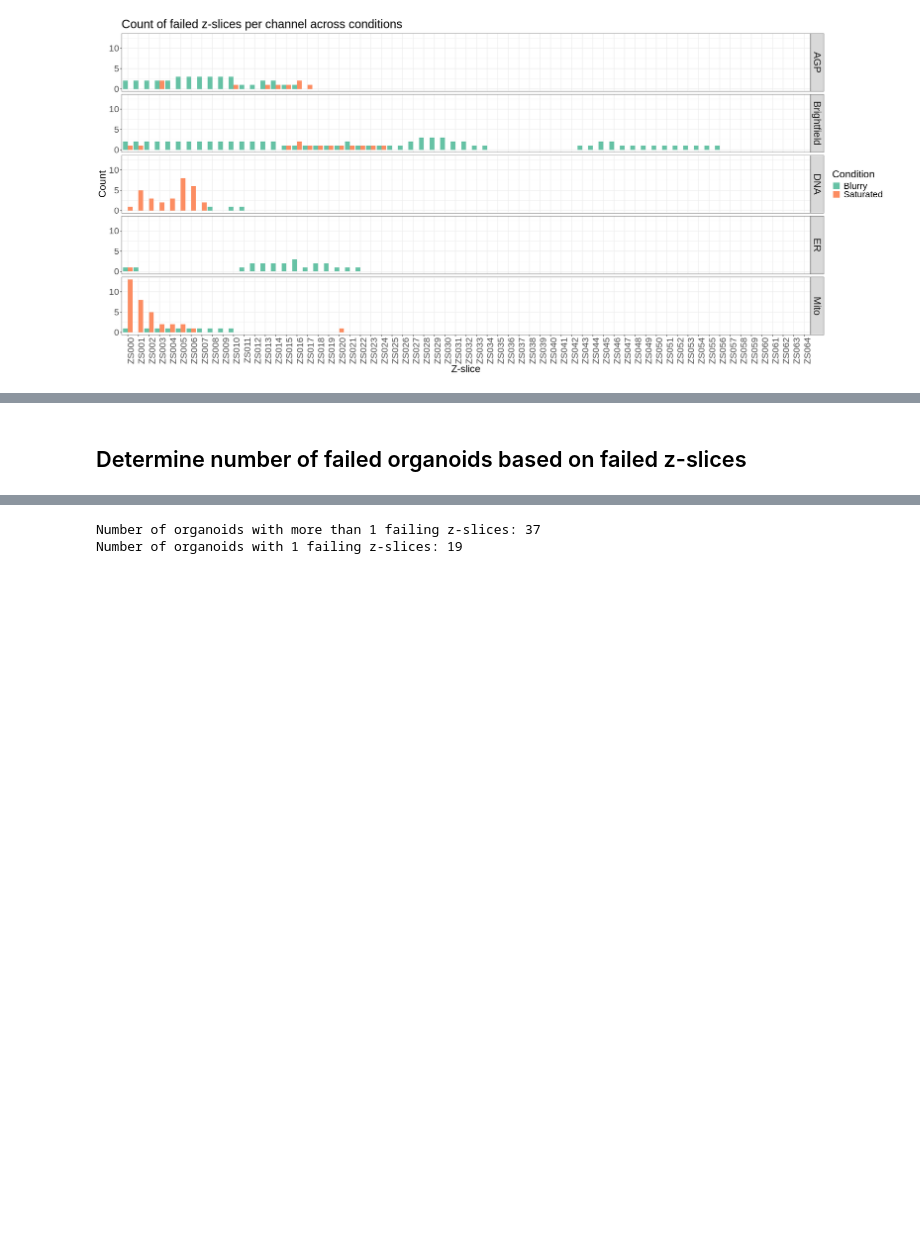
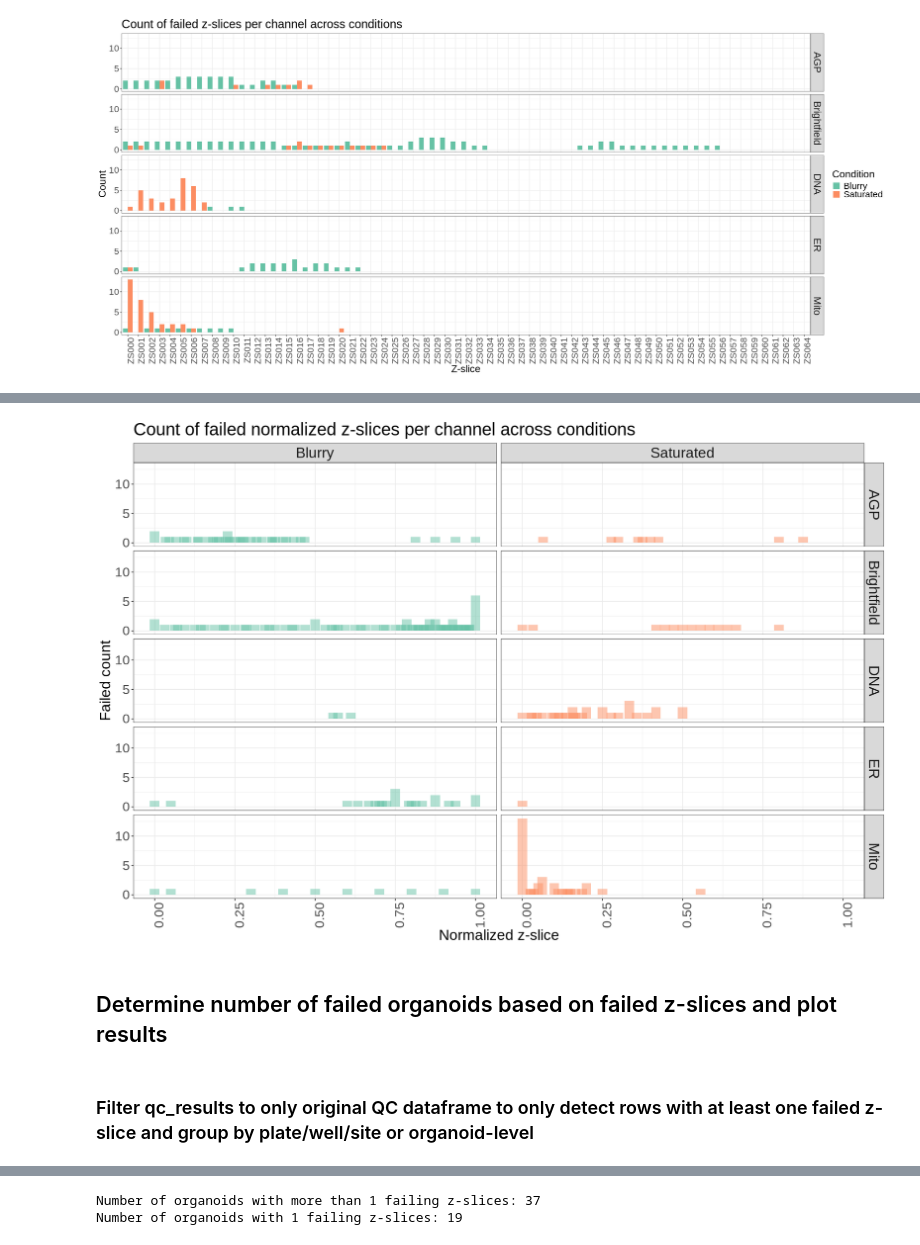
Before and after one commit to WayScience/NF1_3D_organoid_profiling_pipeline, a Jupyter notebook: 1.image_quality_control/notebooks/3.generate_qc_report.ipynb, the cells around one changed output, grey strips where cells are left out. Cells and saved outputs as stored; diff of their text form; code cells hidden in the pictures; blank space fills up the shorter version.

```diff
--- a/1.image_quality_control/notebooks/3.generate_qc_report.ipynb
+++ b/1.image_quality_control/notebooks/3.generate_qc_report.ipynb
@@ -20,3 +25,11 @@ Warning message:
+# %%
+# Set up directory for plots
+figures_dir <- "../qc_figures"
+
+# Create the directory if it doesn't exist
+if (!dir.exists(figures_dir)) {
+    dir.create(figures_dir)
+}
 # %% [markdown]
 ## Load in the QC results
 # %%
@@ -210,0 +261,10 @@ ggsave("failed_zslice_count_channel_and_condition.png", plot = bar_plot, width =
+# %%
+# Group by Metadata_Zslice, Condition, and Channel, then summarize the number of failed zslices
+norm_failed_zslices_per_metadata <- norm_melted_qc_df %>%
+    group_by(Normalized_Zslice, Condition, Channel) %>%
+    summarize(Failed_Count = sum(Failed == TRUE, na.rm = TRUE)) %>%  # Explicitly count TRUE values
+    ungroup()
+
+# Show dimension and head of the resulting dataframe
+dim(norm_failed_zslices_per_metadata)
+head(norm_failed_zslices_per_metadata)
@@ -211,5 +284,40 @@ ggsave("failed_zslice_count_channel_and_condition.png", plot = bar_plot, width =
+# %%
+# Set width and height
+width <- 15
+height <- 10
+options(repr.plot.width = width, repr.plot.height = height)
+
+# Create the bar plot using Failed_Count
+histogram_plot <- ggplot(norm_failed_zslices_per_metadata, aes(x = Normalized_Zslice, y = Failed_Count, fill = Condition)) +
+    geom_bar(stat = "identity", alpha = 0.5, position = "identity", width = 0.03) +
+    facet_grid(Channel ~ Condition) +
+    scale_fill_brewer(palette = "Set2") +
+    labs(
+        title = "Count of failed normalized z-slices per channel across conditions",
+        x = "Normalized z-slice",
+        y = "Failed count"
+    ) +
+    theme_bw() +
+    theme(
+        plot.title = element_text(size = 24),
+        axis.title = element_text(size = 20),
+        axis.text.y = element_text(size = 18),
+        axis.text.x = element_text(size = 18, angle = 90, hjust = 1),
+        legend.position = "none",
+        strip.text = element_text(size = 20)
+    )
+
+# Show plot
+print(histogram_plot)
+
+# Save plot
+ggsave(file.path(figures_dir, "failed_norm_zslice_count_channel_and_condition.png"), plot = histogram_plot, width = width, height = height, dpi = 500)
+# %% [output]
+[figure, added]
 # %% [markdown]
-## Determine number of failed organoids based on failed z-slices
+## Determine number of failed organoids based on failed z-slices and plot results
+# %% [markdown]
+### Filter qc_results to only original QC dataframe to only detect rows with at least one failed z-slice and group by plate/well/site or organoid-level
 # %%
 # Filter the dataframe for rows where any of the condition columns are TRUE
 failed_zslices_df <- qc_results_df[apply(qc_results_df[condition_cols], 1, any), ]
```
Also changed, not shown: parts of 19 cells of this notebook, 11 other files.
